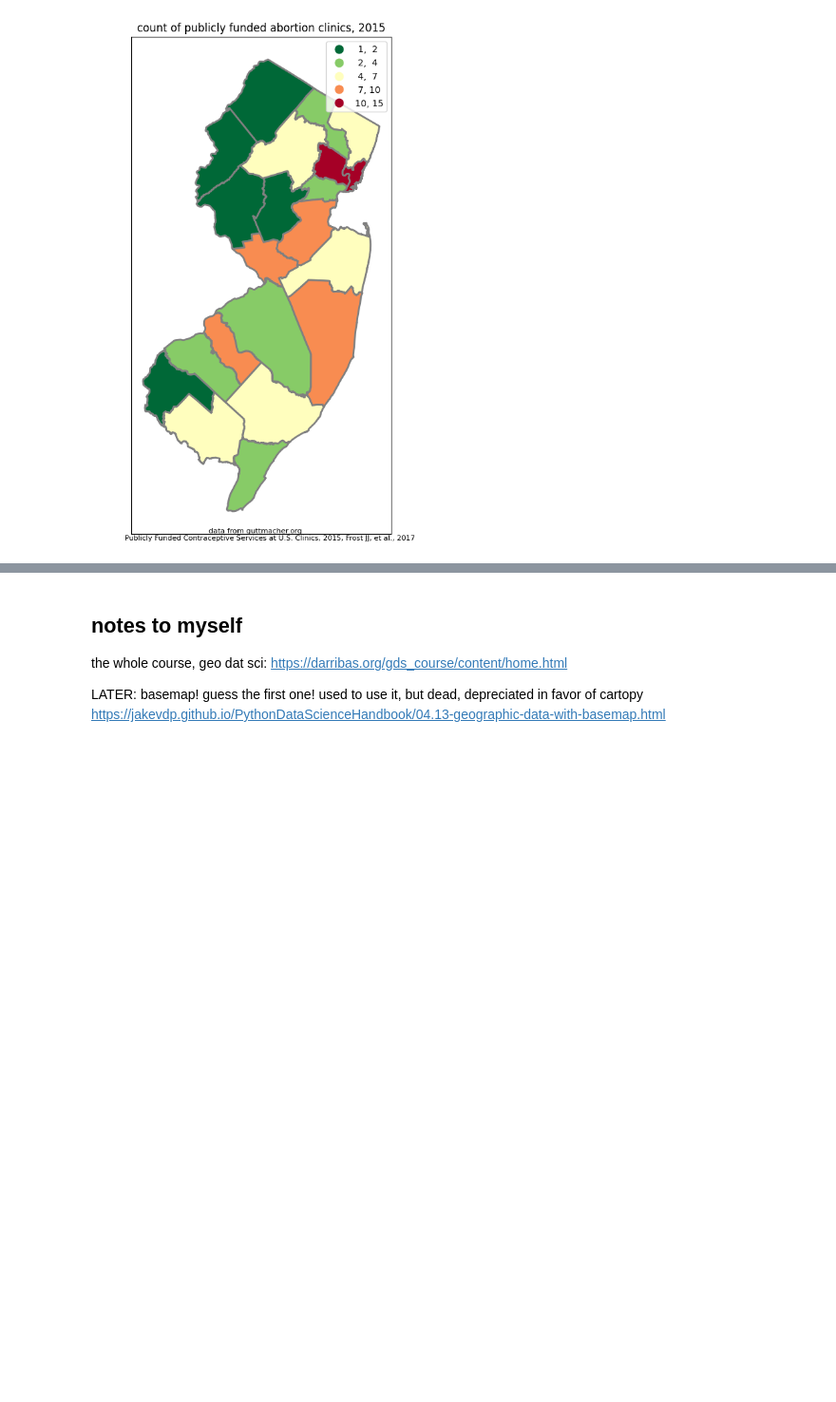
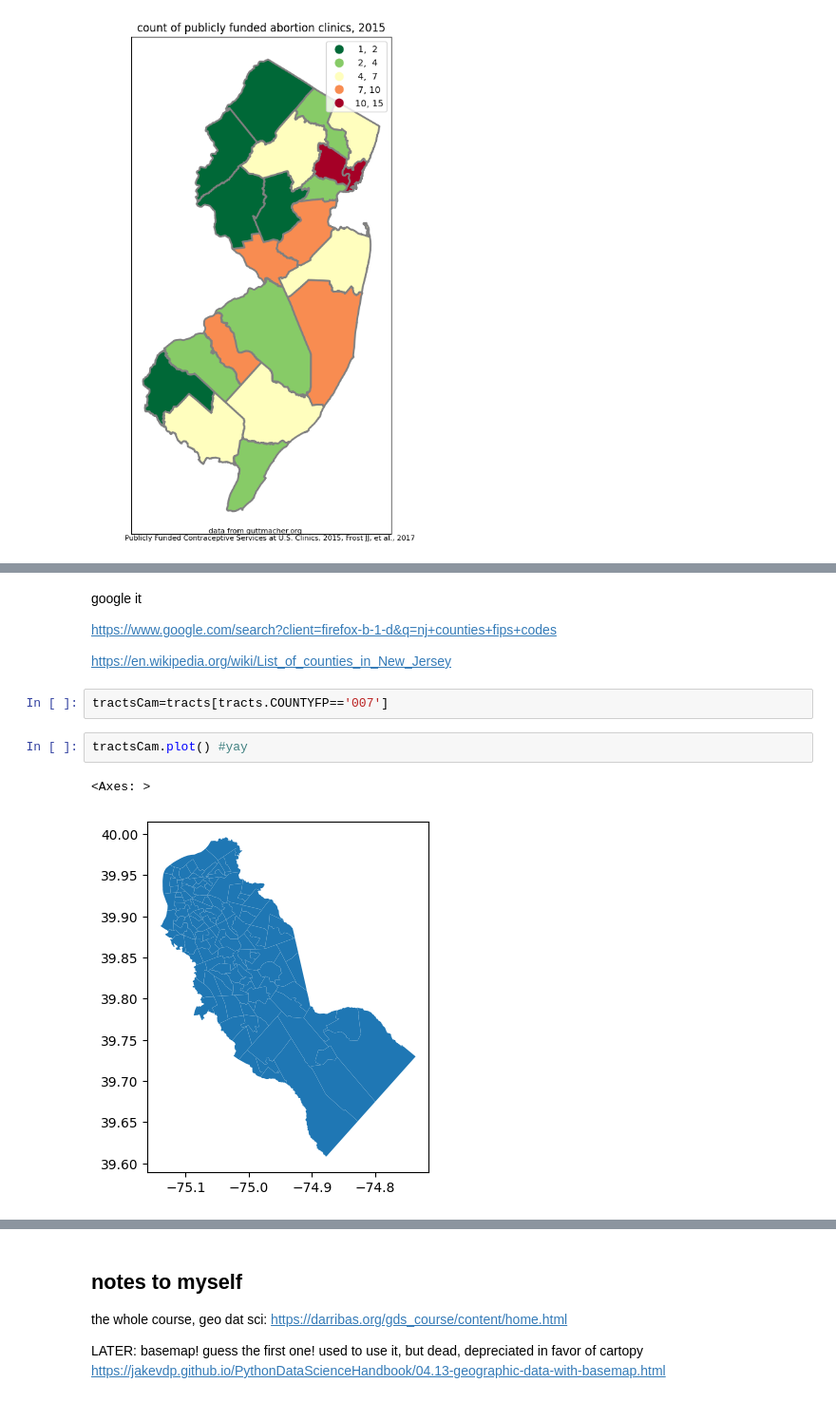
Before and after one commit to theaok/gisPy, a Jupyter notebook: map.ipynb, the cells around one changed output, grey strips where cells are left out. Shown at 95% size. Cells and saved outputs as stored; diff of their text form; blank space fills up the shorter version.

```diff
--- a/map.ipynb
+++ b/map.ipynb
@@ -404,0 +521,13 @@ Text(0.5, 0.1, 'data from guttmacher.org \n            Publicly Funded Contracep
+# %% [markdown]
+google it
+
+https://www.google.com/search?client=firefox-b-1-d&q=nj+counties+fips+codes
+
+https://en.wikipedia.org/wiki/List_of_counties_in_New_Jersey
+# %%
+tractsCam=tracts[tracts.COUNTYFP=='007']
+# %%
+tractsCam.plot() #yay
+# %% [output]
+<Axes: >
+[figure, added]
```
Also changed, not shown: parts of 15 cells of this notebook.
